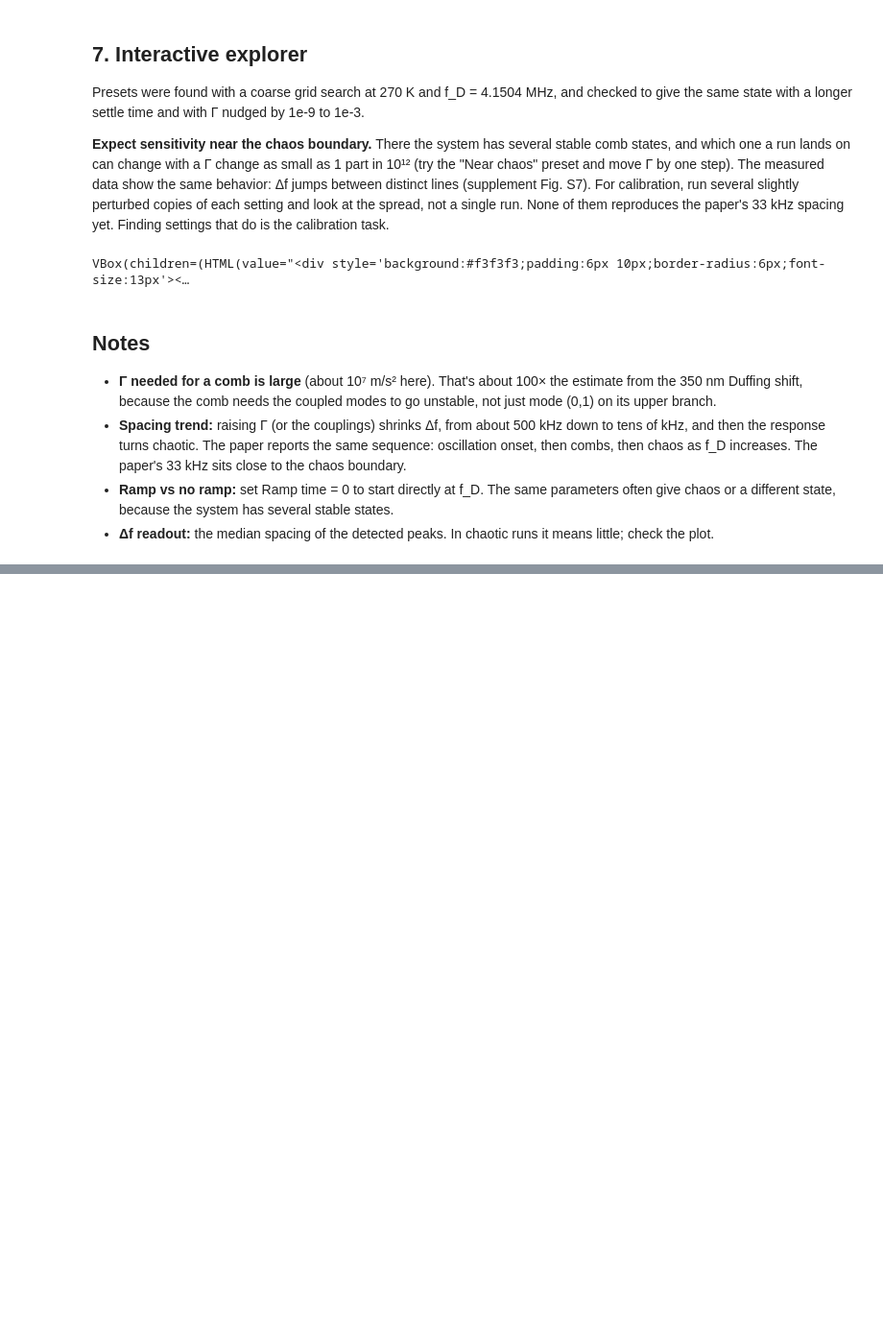
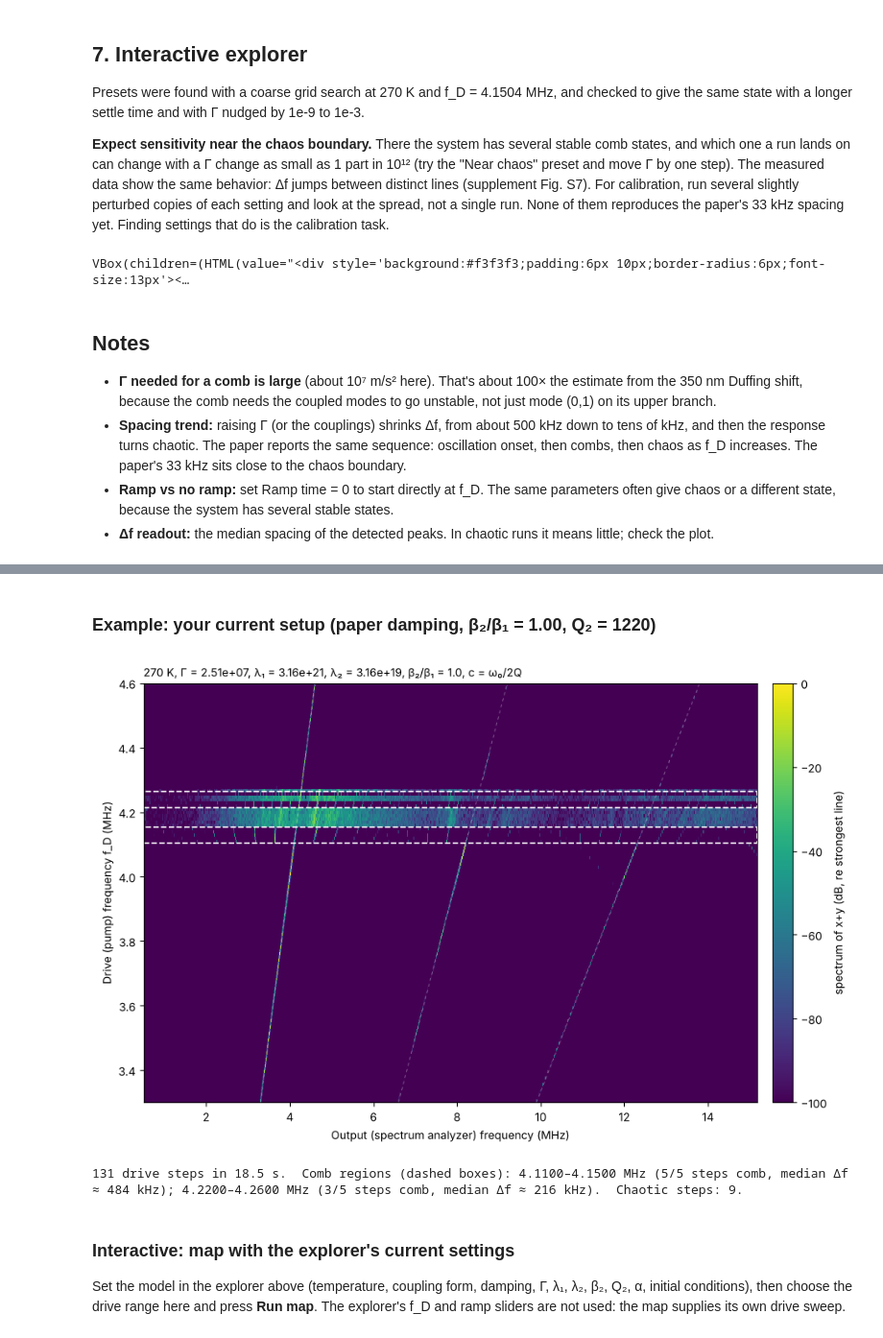
Before and after one commit to ajl7184/MEMS-Frequency-Modeling, a Jupyter notebook: Comb_Explorer.ipynb, the cells around one changed output, grey strips where cells are left out. Shown at 96% size. Drawn from its saved outputs; the diff is of its cells as text; code cells hidden in the pictures; blank space fills up the shorter version.

Commit message:
Added a new simulator to simulate frequency againist drive frequency

```diff
--- a/Comb_Explorer.ipynb
+++ b/Comb_Explorer.ipynb
@@ -304,0 +313,43 @@ VBox(children=(HTML(value="<div style='background:#f3f3f3;padding:6px 10px;borde
+# %%
+# ======================= stepped drive-frequency sweep (for the drive map) =======================
+@njit
+def _rk4_step(x, v, y, w, ph0, f, r, dt, P):
+    # phase at t, t+dt/2, t+dt for a drive whose frequency is f + r*tau within this step
+    twopi = 2*np.pi
+    ph1 = ph0 + twopi*(f*0.5*dt + 0.5*r*(0.5*dt)**2)
+    ph2 = ph0 + twopi*(f*dt + 0.5*r*dt*dt)
+    ax1, ay1 = _acc(x, v, y, w, ph0, P)
+    x2 = x + 0.5*dt*v;  v2 = v + 0.5*dt*ax1; y2 = y + 0.5*dt*w;  w2 = w + 0.5*dt*ay1
+    ax2, ay2 = _acc(x2, v2, y2, w2, ph1, P)
+    x3 = x + 0.5*dt*v2; v3 = v + 0.5*dt*ax2; y3 = y + 0.5*dt*w2; w3 = w + 0.5*dt*ay2
+    ax3, ay3 = _acc(x3, v3, y3, w3, ph1, P)
+    x4 = x + dt*v3;     v4 = v + dt*ax3;     y4 = y + dt*w3;     w4 = w + dt*ay3
+    ax4, ay4 = _acc(x4, v4, y4, w4, ph2, P)
+    x += dt/6*(v + 2*v2 + 2*v3 + v4);  v += dt/6*(ax1 + 2*ax2 + 2*ax3 + ax4)
+    y += dt/6*(w + 2*w2 + 2*w3 + w4);  w += dt/6*(ay1 + 2*ay2 + 2*ay3 + ay4)
+    return x, v, y, w, ph2
+
+@njit
+def _simulate_steps(P, s0, f_start, f_steps, t_ramp, t_settle, t_fft, dt, dec, xmax):
+    # Ramp f_start -> f_steps[0] over t_ramp, then hold each f_steps[k] for t_settle + t_fft,
+    # carrying the state from step to step (a forward frequency sweep, like the experiment).
+    # Records x and y (decimated by dec) during the last t_fft of every step.
+    K = len(f_steps); nrec = int(t_fft/dt)//dec
+    Xr = np.full((K, nrec), np.nan); Yr = np.full((K, nrec), np.nan)
+    x, v, y, w = s0[0], s0[1], s0[2], s0[3]; ph = 0.0
+    if t_ramp > 0:
+        r = (f_steps[0] - f_start)/t_ramp; f = f_start
+        for i in range(int(t_ramp/dt)):
+            x, v, y, w, ph = _rk4_step(x, v, y, w, ph, f, r, dt, P); f += r*dt
+            if not (abs(x) < xmax and abs(y) < xmax): return Xr, Yr, 0
+    n_settle = int(t_settle/dt); n_fft = nrec*dec
+    for k in range(K):
+        f = f_steps[k]
+        for i in range(n_settle + n_fft):
+            if i >= n_settle and (i - n_settle) % dec == 0:
+                j = (i - n_settle)//dec
+                Xr[k, j] = x; Yr[k, j] = y
+            x, v, y, w, ph = _rk4_step(x, v, y, w, ph, f, 0.0, dt, P)
+            if not (abs(x) < xmax and abs(y) < xmax): return Xr, Yr, k
+        ph = ph % (2*np.pi)
+    return Xr, Yr, K
@@ -304,0 +449,10 @@ VBox(children=(HTML(value="<div style='background:#f3f3f3;padding:6px 10px;borde
+# %% [markdown]
+### Example: your current setup (paper damping, β₂/β₁ = 1.00, Q₂ = 1220)
+# %%
+res = drive_map(fD_start=3.3e6, fD_stop=4.6e6, n_steps=131, damping="w0/2Q", Q2=1220, beta2_ratio=1.0)
+# %% [output]
+[figure, added]
+131 drive steps in 18.5 s.  Comb regions (dashed boxes): 4.1100–4.1500 MHz (5/5 steps comb, median Δf ≈ 484 kHz); 4.2200–4.2600 MHz (3/5 steps comb, median Δf ≈ 216 kHz).  Chaotic steps: 9.
+# %% [markdown]
+### Interactive: map with the explorer's current settings
+Set the model in the explorer above (temperature, coupling form, damping, Γ, λ₁, λ₂, β₂, Q₂, α, initial conditions), then choose the drive range here and press **Run map**. The explorer's f_D and ramp sliders are not used: the map supplies its own drive sweep.
```
Also changed, not shown: parts of 3 cells of this notebook, 1 other file.
